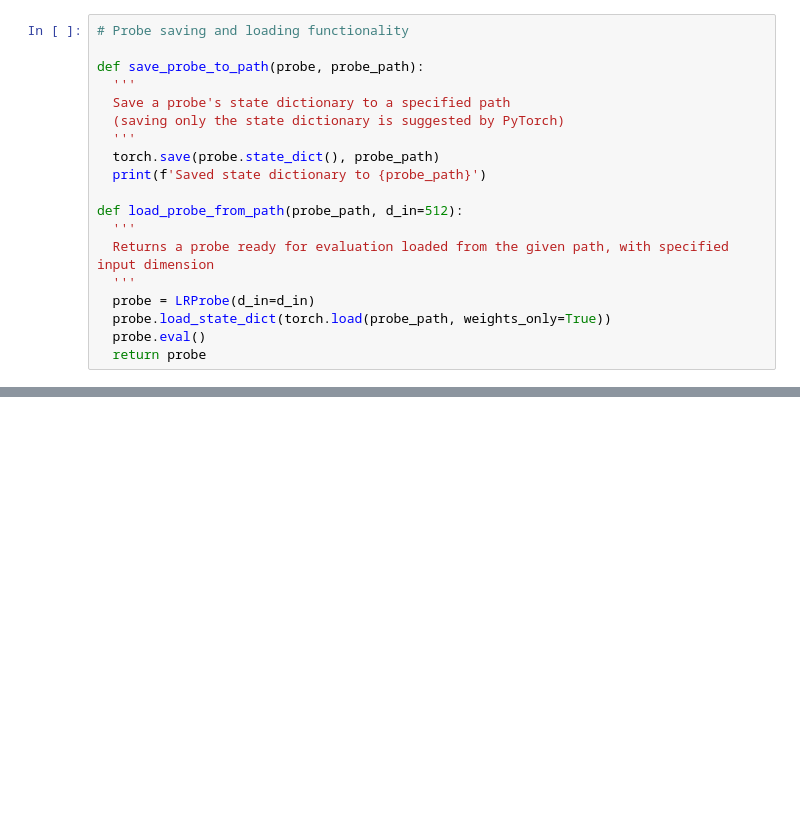
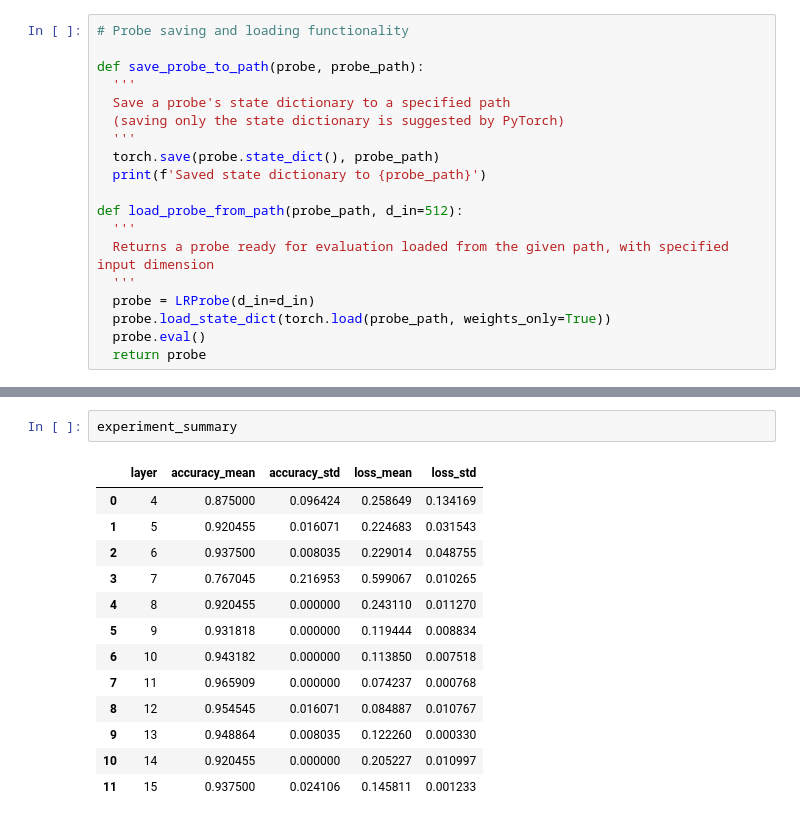
Before and after one commit to ayoakin/MIVLDE, a Jupyter notebook: subteams/LLMProbing/train_lr.ipynb, the cells around one changed output, grey strips where cells are left out. Drawn from its saved outputs; the diff is of its cells as text; blank space fills up the shorter version.

```diff
--- a/subteams/LLMProbing/train_lr.ipynb
+++ b/subteams/LLMProbing/train_lr.ipynb
@@ -249,0 +514,16 @@ Saved state dictionary to /content/drive/MyDrive/aisc/probes/test_probe_trig_15.
+# %%
+experiment_summary
+# %% [output]
+|  | layer | accuracy_mean | accuracy_std | loss_mean | loss_std |
+| 0 | 4 | 0.875000 | 0.096424 | 0.258649 | 0.134169 |
+| 1 | 5 | 0.920455 | 0.016071 | 0.224683 | 0.031543 |
+| 2 | 6 | 0.937500 | 0.008035 | 0.229014 | 0.048755 |
+| 3 | 7 | 0.767045 | 0.216953 | 0.599067 | 0.010265 |
+| 4 | 8 | 0.920455 | 0.000000 | 0.243110 | 0.011270 |
+| 5 | 9 | 0.931818 | 0.000000 | 0.119444 | 0.008834 |
+| 6 | 10 | 0.943182 | 0.000000 | 0.113850 | 0.007518 |
+| 7 | 11 | 0.965909 | 0.000000 | 0.074237 | 0.000768 |
+| 8 | 12 | 0.954545 | 0.016071 | 0.084887 | 0.010767 |
+| 9 | 13 | 0.948864 | 0.008035 | 0.122260 | 0.000330 |
+| 10 | 14 | 0.920455 | 0.000000 | 0.205227 | 0.010997 |
+| 11 | 15 | 0.937500 | 0.024106 | 0.145811 | 0.001233 |
```
Also changed, not shown: parts of 20 cells of this notebook.
